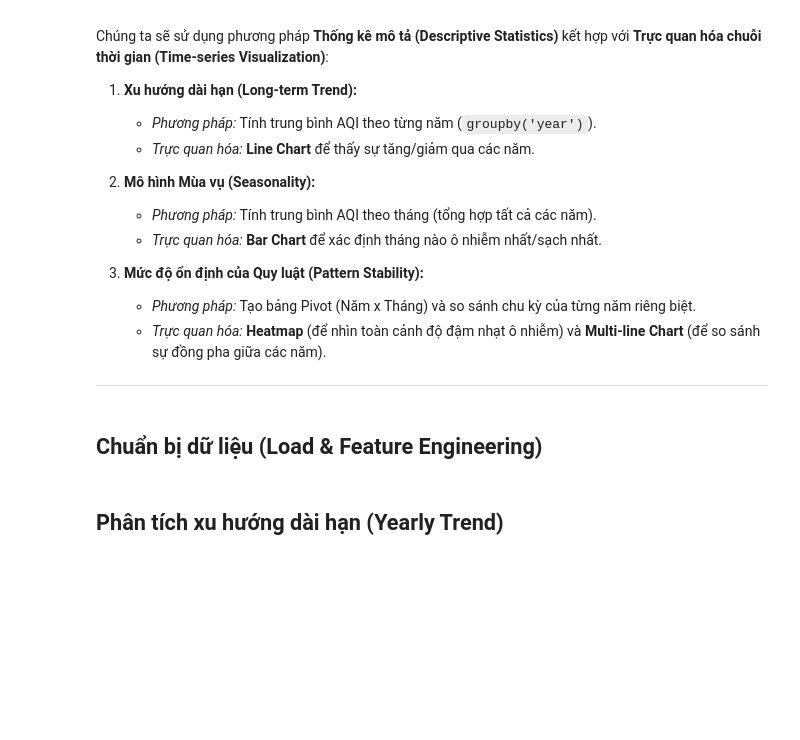
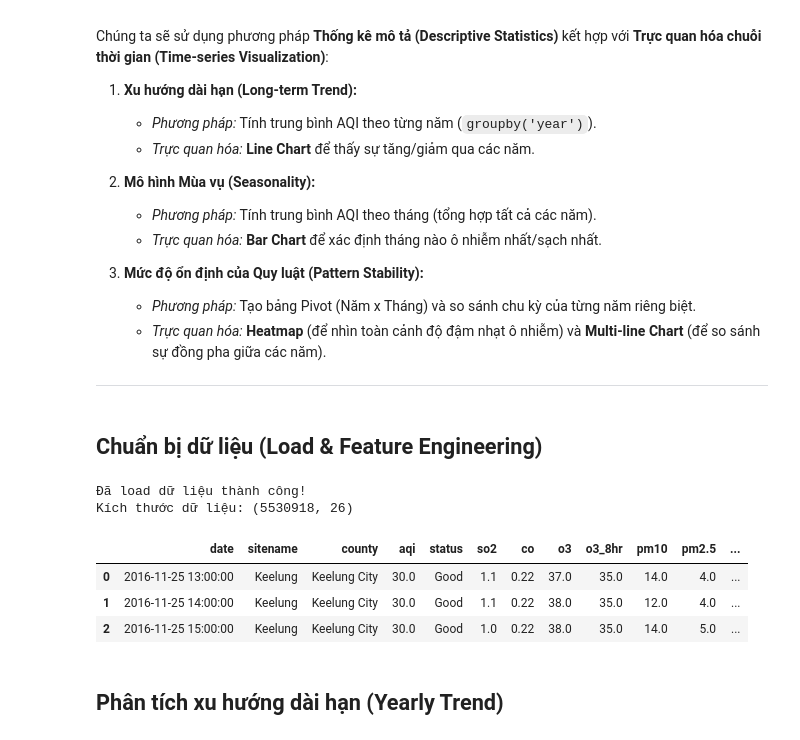
Before and after one commit to AnhTuan28112005/Taiwan-Air-Quality, a Jupyter notebook: ATuan_Q1.ipynb, the cells around one changed output. Saved outputs shown, nothing was run; the diff lists cells and outputs as text; code cells hidden in the pictures; blank space fills up the shorter version.

```diff
--- a/ATuan_Q1.ipynb
+++ b/ATuan_Q1.ipynb
@@ -41,6 +41,47 @@ Chúng ta sẽ sử dụng phương pháp **Thống kê mô tả (Descriptive St
 ---
 # %% [markdown]
 ## Chuẩn bị dữ liệu (Load & Feature Engineering)
+# %%
+# --- CELL NÀY PHẢI CHẠY ĐẦU TIÊN ---
+
+import pandas as pd
+import matplotlib.pyplot as plt
+import seaborn as sns
+
+# Cấu hình hiển thị
+pd.set_option('display.max_columns', None)
+sns.set_style("whitegrid")
+plt.rcParams['figure.figsize'] = (12, 6)
+
+# 1. Đọc dữ liệu sạch (Đã xử lý từ bước trước)
+# Hãy chắc chắn đường dẫn file là chính xác
+PROCESSED_DATA_PATH = "data/processed/air_quality_processed.csv"
+
+try:
+    df = pd.read_csv(PROCESSED_DATA_PATH)
+    print("Đã load dữ liệu thành công!")
+except FileNotFoundError:
+    print(f"Lỗi: Không tìm thấy file tại {PROCESSED_DATA_PATH}. Vui lòng kiểm tra lại đường dẫn.")
+
+# 2. Xử lý lại cột thời gian (Vì file CSV không lưu định dạng datetime)
+df['date'] = pd.to_datetime(df['date'])
+
+# 3. Tạo lại các cột Year, Month để vẽ biểu đồ (Feature Engineering)
+# Nếu không có bước này, các lệnh groupby('year') hay groupby('month') ở dưới sẽ bị lỗi
+df['year'] = df['date'].dt.year
+df['month'] = df['date'].dt.month
+df['hour'] = df['date'].dt.hour
+
+# Kiểm tra lại df
+print(f"Kích thước dữ liệu: {df.shape}")
+display(df.head(3))
+# %% [output]
+Đã load dữ liệu thành công!
+Kích thước dữ liệu: (5530918, 26)
+|  | date | sitename | county | aqi | status | so2 | co | o3 | o3_8hr | pm10 | pm2.5 | ... |
+| 0 | 2016-11-25 13:00:00 | Keelung | Keelung City | 30.0 | Good | 1.1 | 0.22 | 37.0 | 35.0 | 14.0 | 4.0 | ... |
+| 1 | 2016-11-25 14:00:00 | Keelung | Keelung City | 30.0 | Good | 1.1 | 0.22 | 38.0 | 35.0 | 12.0 | 4.0 | ... |
+| 2 | 2016-11-25 15:00:00 | Keelung | Keelung City | 30.0 | Good | 1.0 | 0.22 | 38.0 | 35.0 | 14.0 | 5.0 | ... |
 # %% [markdown]
 ## Phân tích xu hướng dài hạn (Yearly Trend)
 # %%
```
